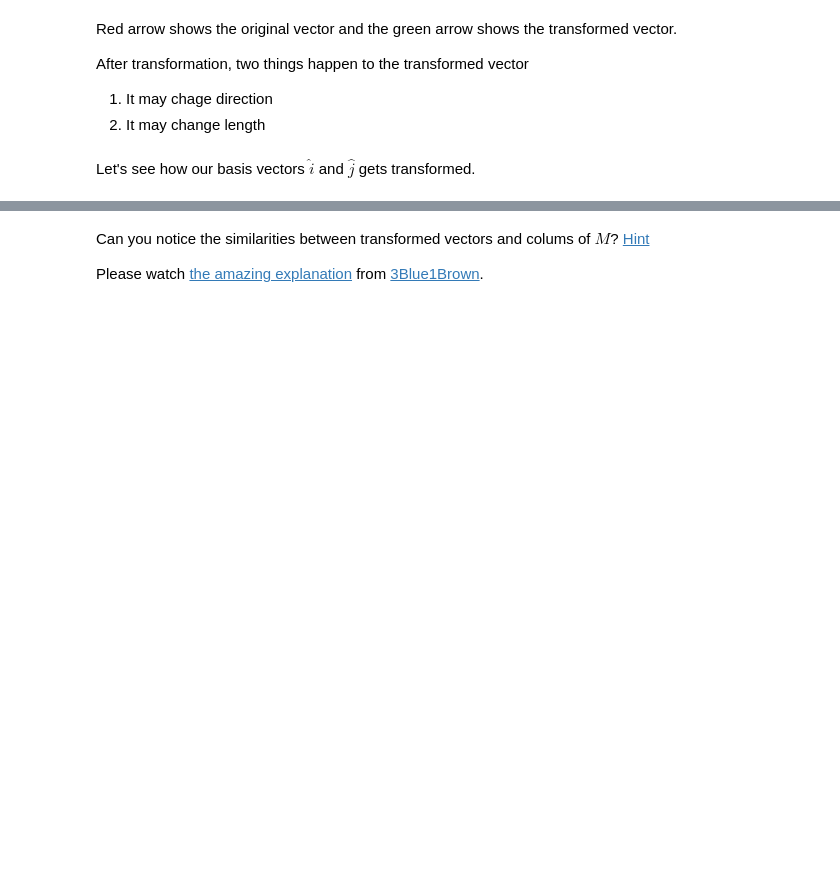
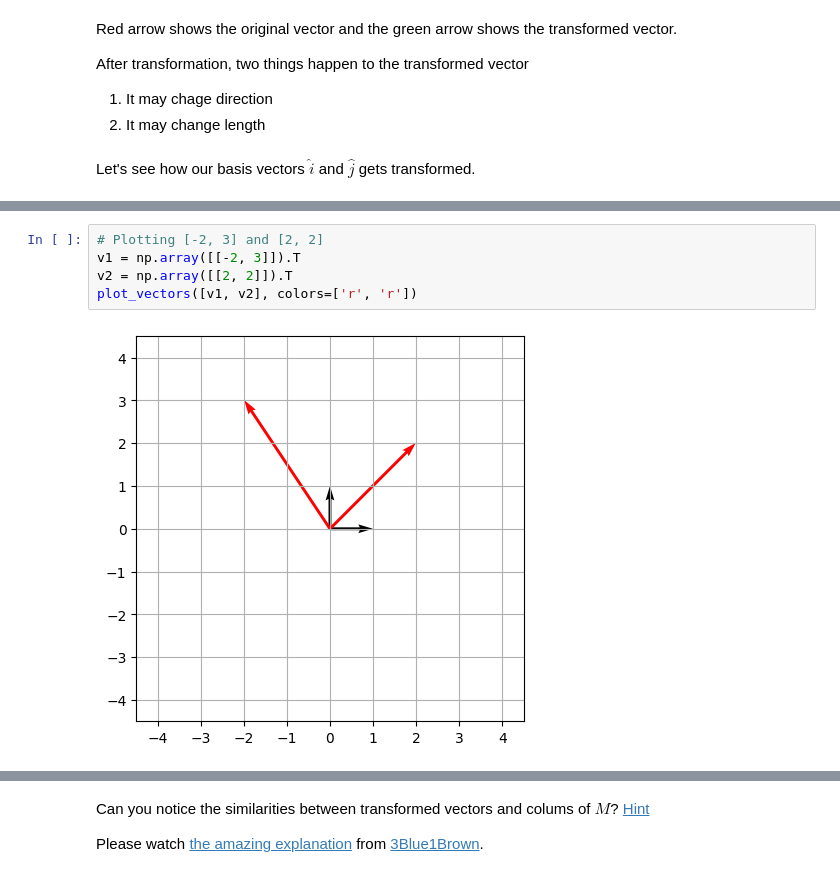
Before and after one commit to ababiltalha/CSE472_MachineLearning, a Jupyter notebook: Offline_1/Assignment 1/matrix-transformations-and-eigen-decomposition.ipynb, the cells around one changed output, grey strips where cells are left out. Drawn from its saved outputs; the diff is of its cells as text; blank space fills up the shorter version.

```diff
--- a/Offline_1/Assignment 1/matrix-transformations-and-eigen-decomposition.ipynb
+++ b/Offline_1/Assignment 1/matrix-transformations-and-eigen-decomposition.ipynb
@@ -69,0 +87,7 @@ plot_vectors([v, v_m], colors=['r', 'g'])
+# %%
+# Plotting [-2, 3] and [2, 2]
+v1 = np.array([[-2, 3]]).T
+v2 = np.array([[2, 2]]).T
+plot_vectors([v1, v2], colors=['r', 'r'])
+# %% [output]
+[figure, added]
```
Also changed, not shown: parts of 10 cells of this notebook, 4 other files.
